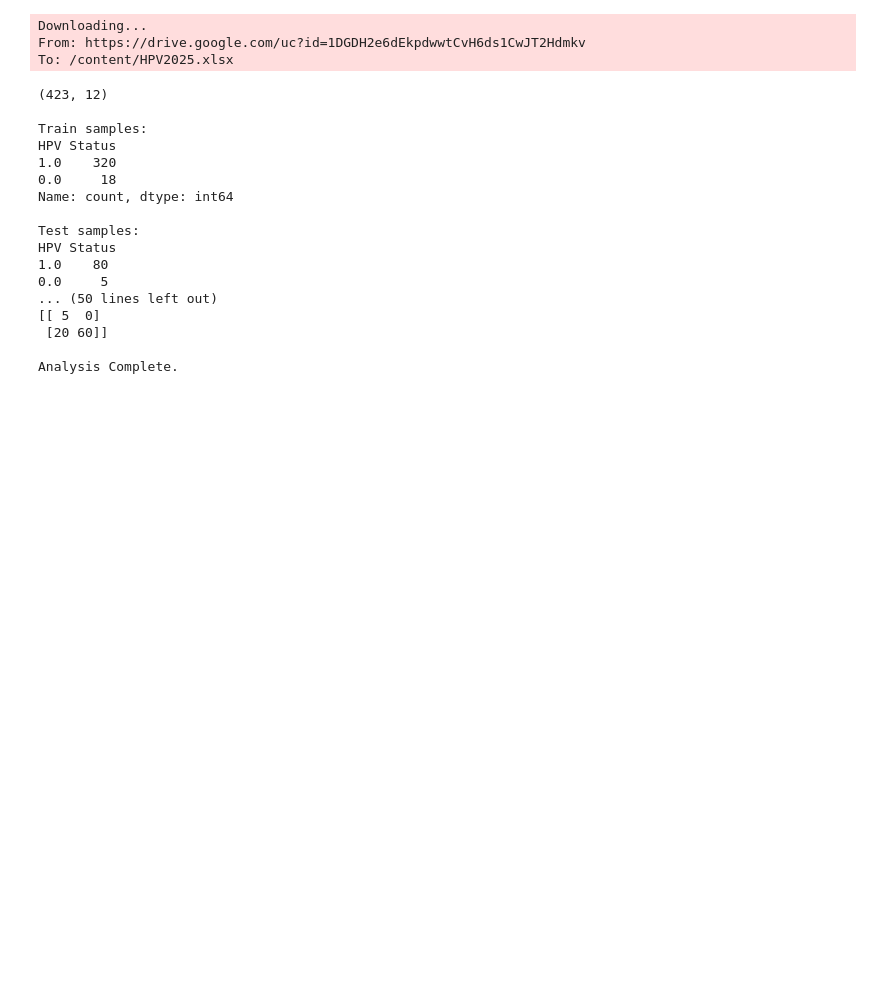
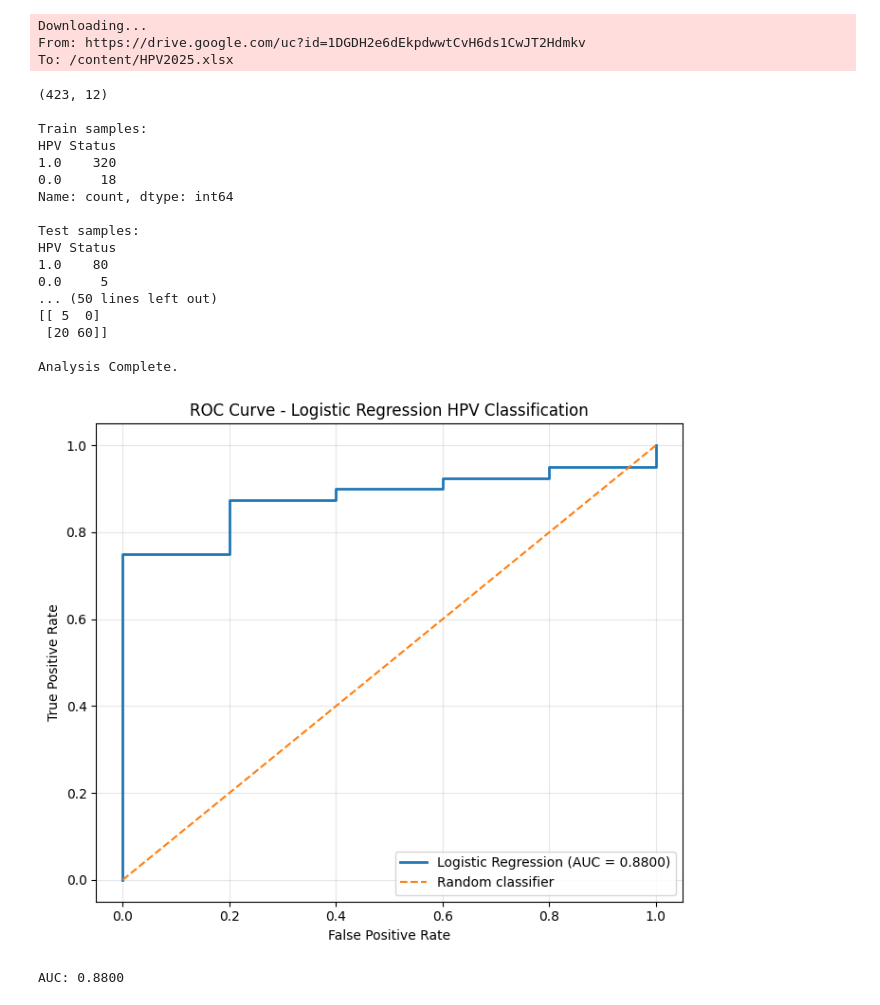
Before and after one commit to miriamamin1213-ux/Seed42_Models, a Jupyter notebook: LR42_Hecktor.ipynb, the cells around one changed output. Saved outputs shown, nothing was run; the diff lists cells and outputs as text; code cells hidden in the pictures; blank space fills up the shorter version.

```diff
--- a/LR42_Hecktor.ipynb
+++ b/LR42_Hecktor.ipynb
@@ -352,30 +352,92 @@ print(f"AUC                 : {auc:.4f}")
 print()
 
 print("Confusion Matrix")
 
 print(cm)
 
 print()
 
 print("Analysis Complete.")
+
+
+
+# ------------------------------------------------------------
+# ROC CURVE
+# ------------------------------------------------------------
+
+from sklearn.metrics import roc_curve
+import matplotlib.pyplot as plt
+
+# Predicted probability for the positive class (HPV positive)
+y_score = probabilities
+
+# Calculate ROC curve
+fpr, tpr, thresholds = roc_curve(
+    y_test,
+    y_score
+)
+
+# Calculate AUC
+auc = roc_auc_score(
+    y_test,
+    y_score
+)
+
+# Plot ROC curve
+plt.figure(figsize=(7,6))
+
+plt.plot(
+    fpr,
+    tpr,
+    linewidth=2,
+    label=f'Logistic Regression (AUC = {auc:.4f})'
+)
+
+# Random classifier reference line
+plt.plot(
+    [0,1],
+    [0,1],
+    linestyle='--',
+    linewidth=1.5,
+    label='Random classifier'
+)
+
+plt.xlabel('False Positive Rate')
+plt.ylabel('True Positive Rate')
+
+plt.title(
+    'ROC Curve - Logistic Regression HPV Classification'
+)
+
+plt.legend(loc='lower right')
+
+plt.grid(alpha=0.3)
+
+plt.tight_layout()
+
+plt.show()
+
+print(f"AUC: {auc:.4f}")
 # %% [output]
 Downloading...
 From: https://drive.google.com/uc?id=1DGDH2e6dEkpdwwtCvH6ds1CwJT2Hdmkv
 To: /content/HPV2025.xlsx
 (423, 12)
 
 Train samples:
 HPV Status
 1.0    320
 0.0     18
 Name: count, dtype: int64
 
 Test samples:
 HPV Status
 1.0    80
 0.0     5
 ... (50 lines left out)
 [[ 5  0]
  [20 60]]
 
 Analysis Complete.
+[figure, added]
+AUC: 0.8800
```
